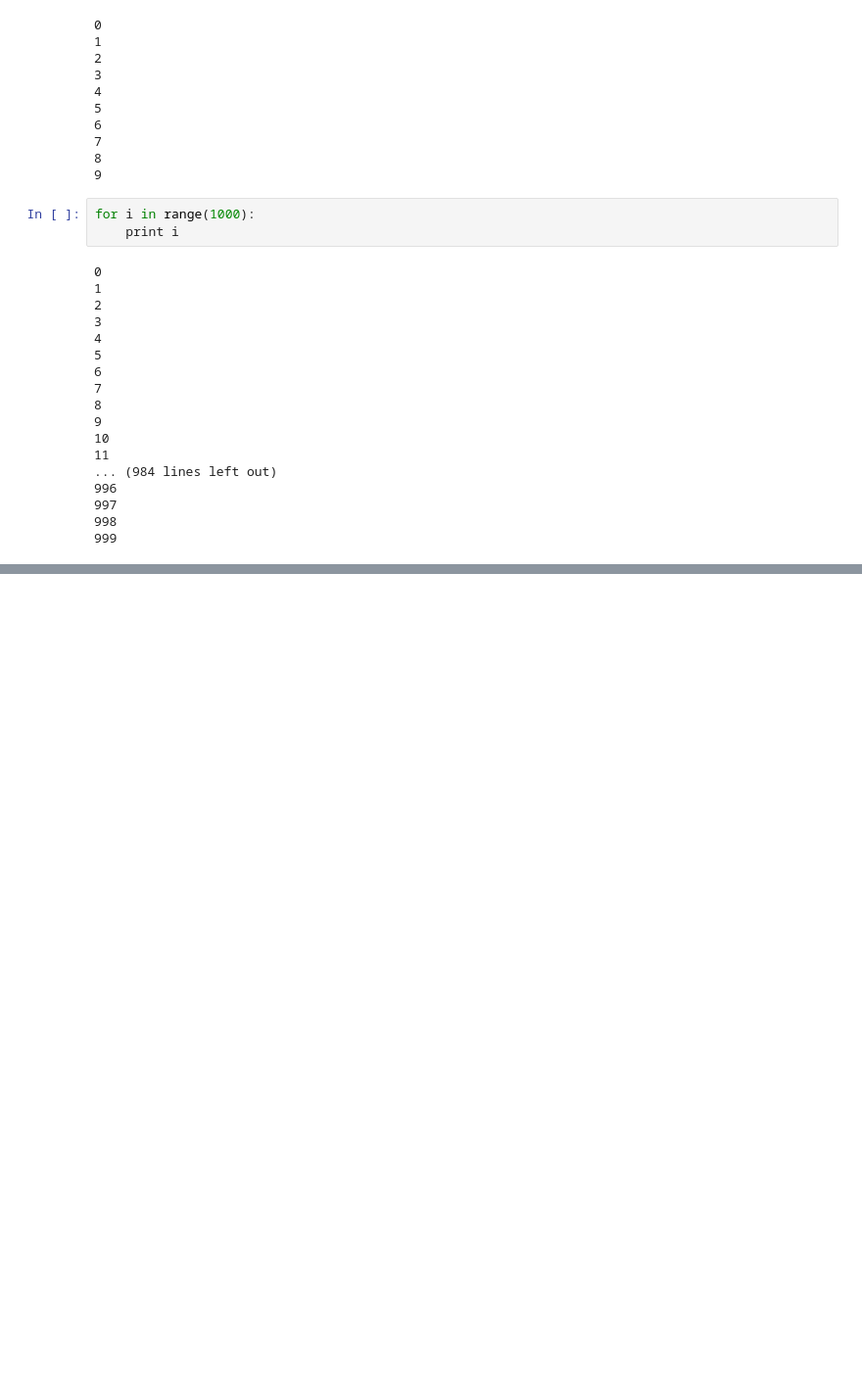
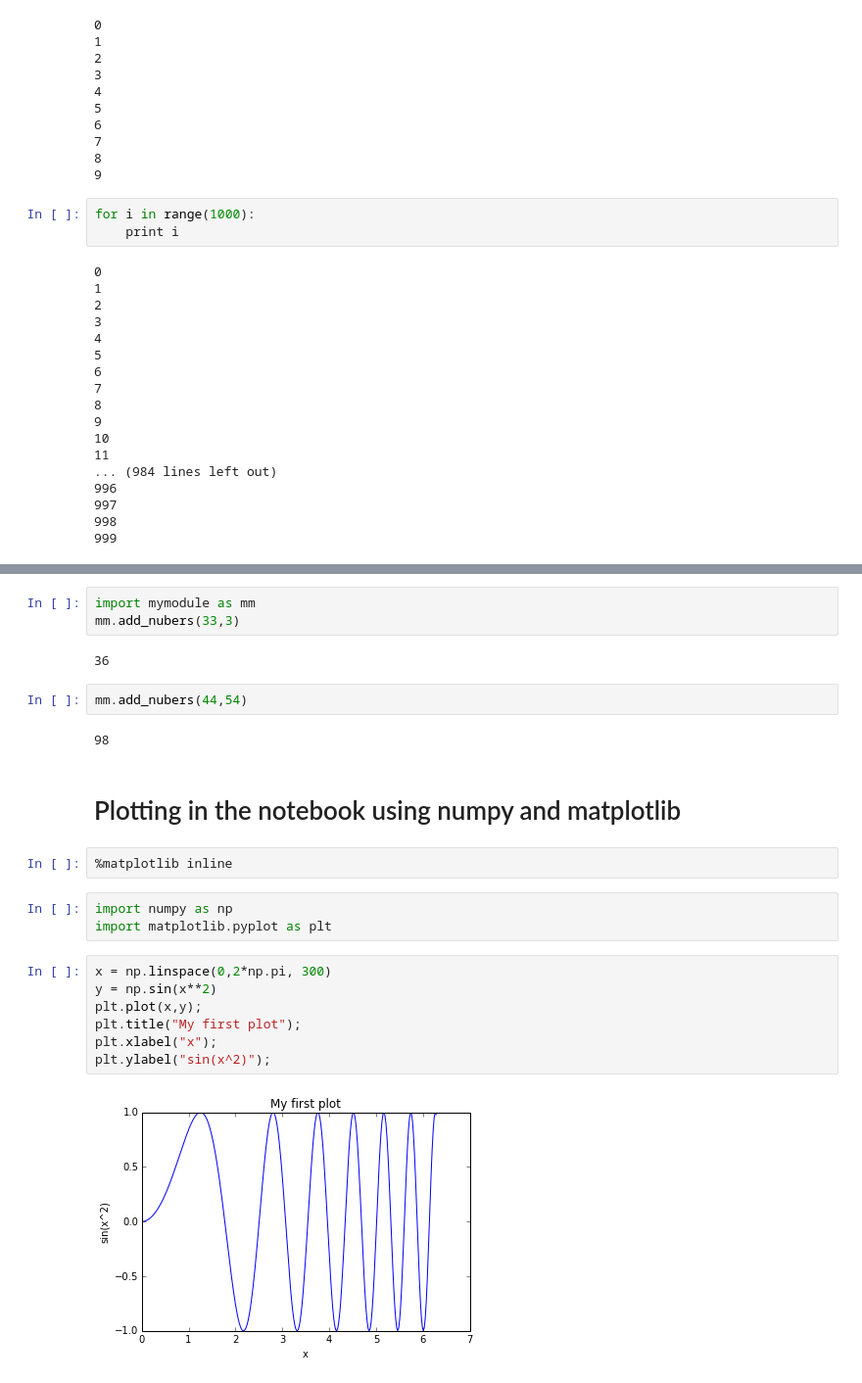
Before and after one commit to dytucker/PHYS202-S14, a Jupyter notebook: iPython/PracticeNotebook.ipynb, the cells around one changed output, grey strips where cells are left out. Shown at 98% size. Saved outputs shown, nothing was run; the diff lists cells and outputs as text; blank space fills up the shorter version.

```diff
--- a/iPython/PracticeNotebook.ipynb
+++ b/iPython/PracticeNotebook.ipynb
@@ -87,0 +294,25 @@ for i in range(1000):
+# %%
+import mymodule as mm
+mm.add_nubers(33,3)
+# %% [output]
+36
+# %%
+mm.add_nubers(44,54)
+# %% [output]
+98
+# %% [markdown]
+# Plotting in the notebook using numpy and matplotlib
+# %%
+%matplotlib inline
+# %%
+import numpy as np
+import matplotlib.pyplot as plt
+# %%
+x = np.linspace(0,2*np.pi, 300)
+y = np.sin(x**2)
+plt.plot(x,y);
+plt.title("My first plot");
+plt.xlabel("x");
+plt.ylabel("sin(x^2)");
+# %% [output]
+[figure, added]
```
Also changed, not shown: parts of 43 cells of this notebook, 4 other files.
